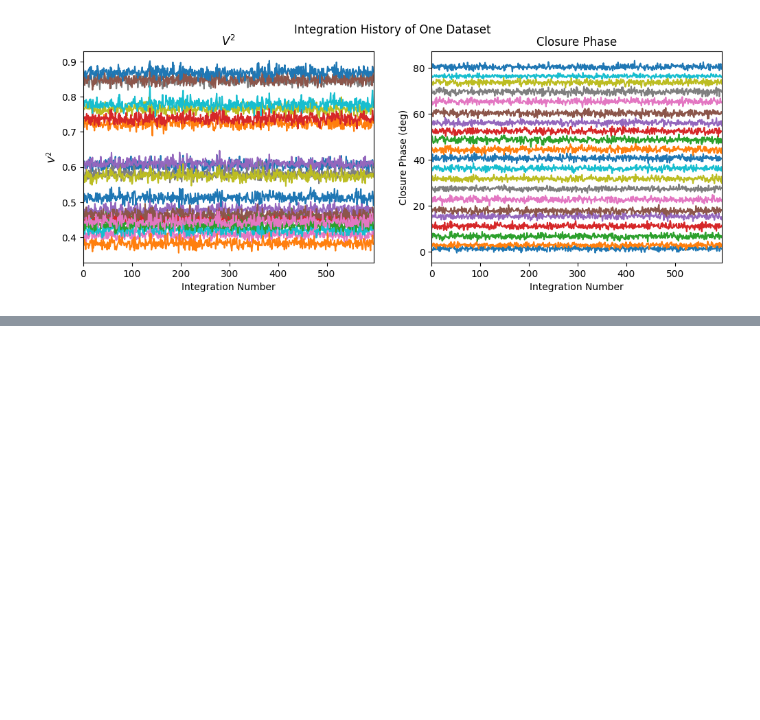
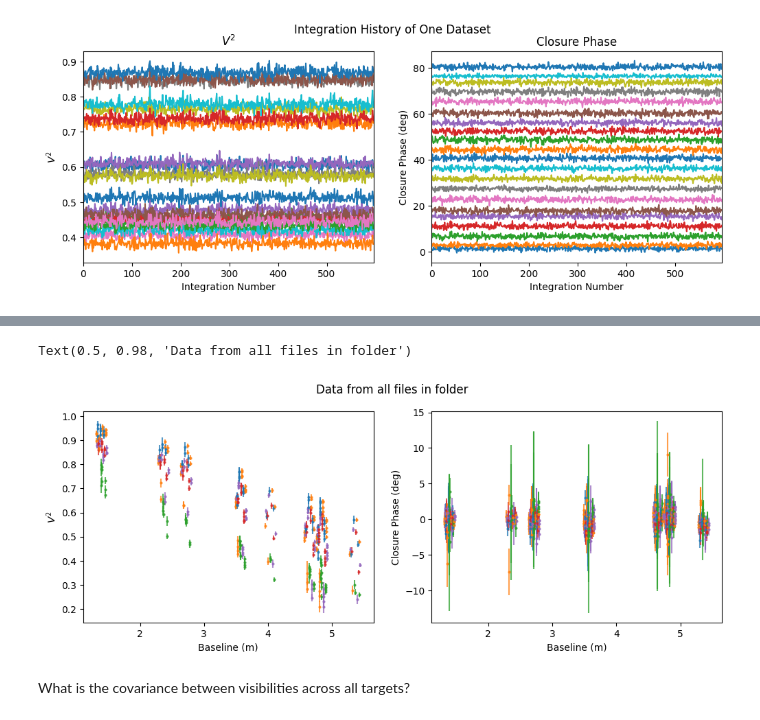
Before and after one commit to benjaminpope/ami, a Jupyter notebook: notebooks/comparison_1242.ipynb, the cells around one changed output, grey strips where cells are left out. Drawn from its saved outputs; the diff is of its cells as text; code cells hidden in the pictures; blank space fills up the shorter version.

```diff
--- a/notebooks/comparison_1242.ipynb
+++ b/notebooks/comparison_1242.ipynb
@@ -22,6 +23,8 @@ from amical.oifits import load
 fnames = glob('../data/testing_1242/implaneia_rachel/jw*.oifits')
 print(len(fnames), 'files found')
 print(fnames)
+names = [load(fname)['info']['OBJECT'].strip('TD ') for fname in fnames]
+print(np.unique(names))
 # %% [output]
 17 files found
 ['../data/testing_1242/implaneia_rachel/jw01242004001_03104_00001_nis.oifits', '../data/testing_1242/implaneia_rachel/jw01242005001_03103_00001_nis.oifits', '../data/testing_1242/implaneia_rachel/jw01 ...
@@ -214,0 +114,16 @@ These actually look reasonably stable from integration to integration.
+# %%
+# use amical to load the data
+
+def extract_data(fname):
+    data = load(fname)
+    cols = list(data.keys())
+    wdata, vdata, v2data, t3data = data['OI_WAVELENGTH'], data['OI_VIS'], data['OI_VIS2'], data['OI_T3']
+    wavels, band = wdata['EFF_WAVE'], wdata['EFF_BAND']
+    u, v, vis2, vis2err = v2data['UCOORD'], v2data['VCOORD'], v2data['VIS2DATA'], v2data['VIS2ERR']
+    t3phi, t3phierr, t3amp, t3amperr, t3u1, t3u2, t3v1, t3v2 = t3data['T3PHI'], t3data['T3PHIERR'], t3data['T3AMP'], \
+        t3data['T3AMPERR'], t3data['U1COORD'], t3data['U2COORD'], t3data['V1COORD'], t3data['V2COORD']
+    name = data['info']['OBJECT'].strip('TD ')
+    return wavels, band, u, v, vis2, vis2err, t3phi, t3phierr, t3amp, t3amperr, t3u1, t3u2, t3v1, t3v2, name
+# %%
+fname = fnames[0]
+wavels, band, u, v, vis2, vis2err, t3phi, t3phierr, t3amp, t3amperr, t3u1, t3u2, t3v1, t3v2, name = extract_data(fname)
@@ -214,0 +149,28 @@ These actually look reasonably stable from integration to integration.
+# %%
+# now do this looping over all datasets in the folder
+
+fig, (ax1, ax2) = plt.subplots(1, 2, figsize=(12, 4))
+
+for j, fname in enumerate(tqdm(fnames)):
+
+    wavels, band, u, v, vis2, vis2err, t3phi, t3phierr, t3amp, t3amperr, t3u1, t3u2, t3v1, t3v2, name = extract_data(fname)
+
+    num = np.where(np.unique(names) == name)[0]
+
+    # visibilities
+    ax1.errorbar(np.sqrt(u**2 + v**2) + (0.01*j), vis2, yerr=vis2err, fmt='o',markersize=2,alpha=0.75,color='C%d' % num)
+
+    # closure phases vs first baseline
+    ax2.errorbar(np.sqrt(t3u1**2 + t3v1**2)+ (0.01*j), t3phi, yerr=t3phierr, fmt='o',markersize=2,alpha=0.75,color='C%d' % num)
+
+ax1.set_xlabel('Baseline (m)')
+ax1.set_ylabel(r'$V^2$')
+ax2.set_xlabel('Baseline (m)')
+ax2.set_ylabel('Closure Phase (deg)')
+
+plt.suptitle('Data from all files in folder')
+# %% [output]
+Text(0.5, 0.98, 'Data from all files in folder')
+[figure, added]
+# %% [markdown]
+What is the covariance between visibilities across all targets?
```
Also changed, not shown: parts of 20 cells of this notebook.
